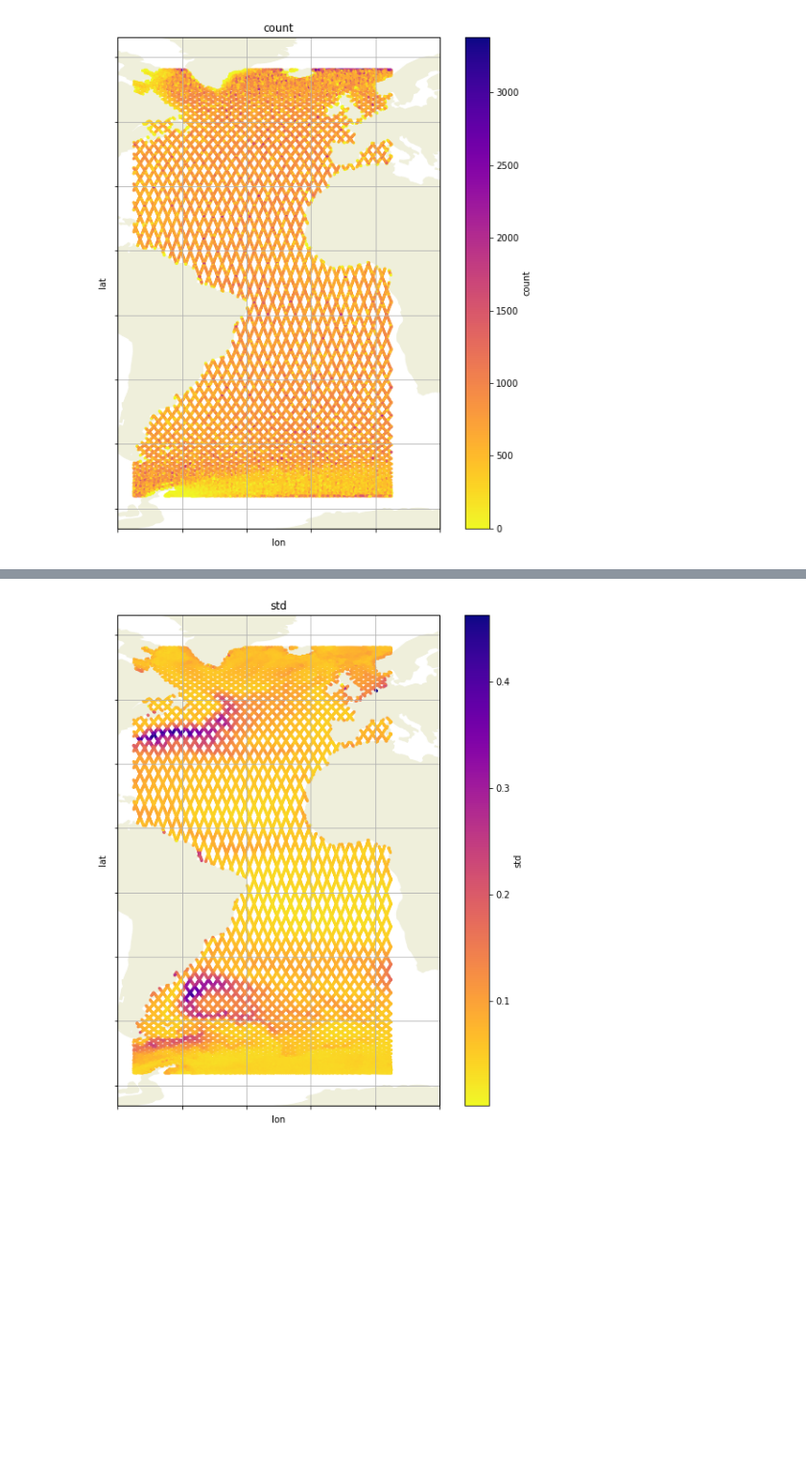
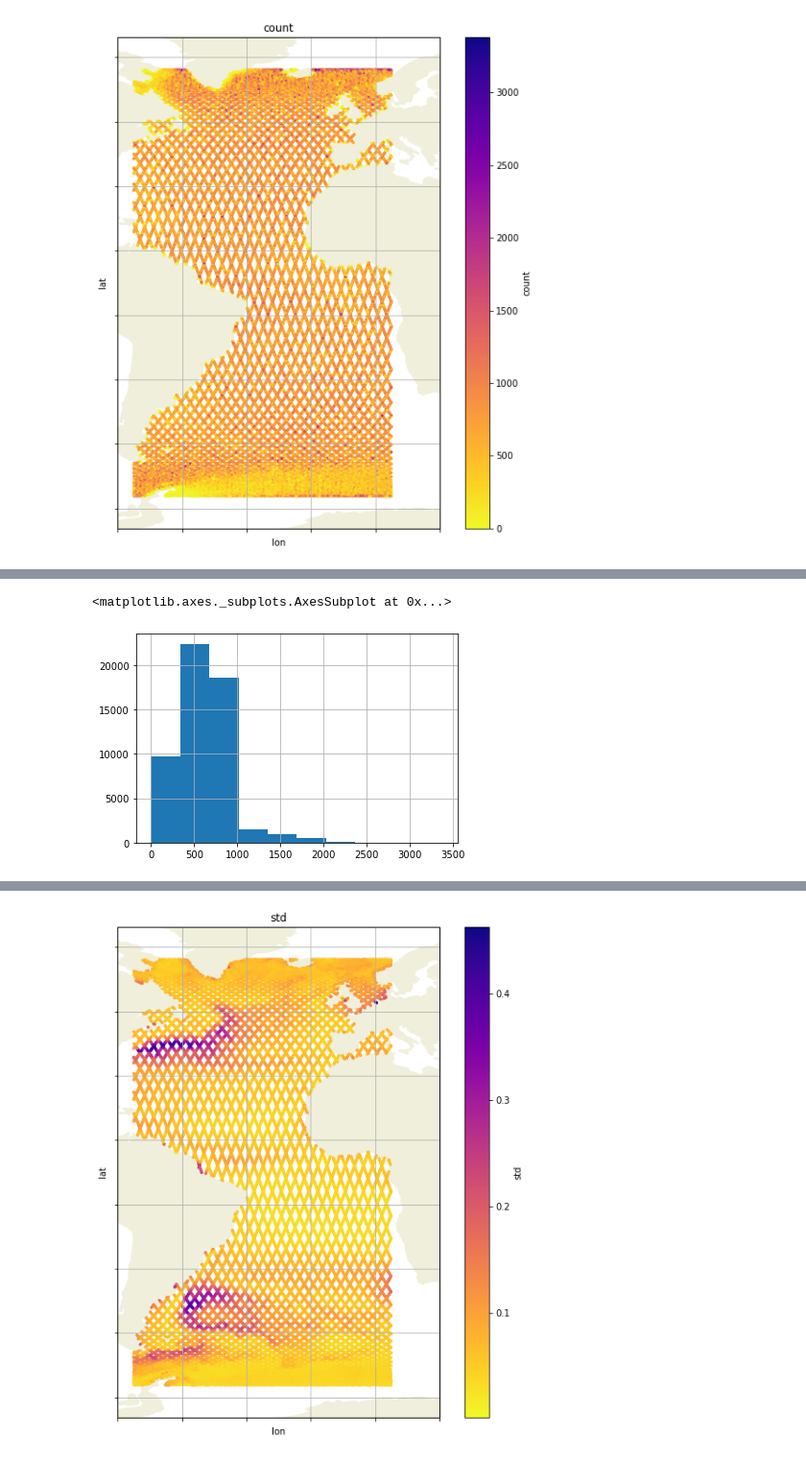
Before and after one commit to apatlpo/itide_ops, a Jupyter notebook: tipe_2019/altimetry.ipynb, the cells around one changed output, grey strips where cells are left out. Shown at 96% size. Cells and saved outputs as stored; diff of their text form; code cells hidden in the pictures; blank space fills up the shorter version.

```diff
--- a/tipe_2019/altimetry.ipynb
+++ b/tipe_2019/altimetry.ipynb
@@ -138,0 +184,5 @@ tp.plot_h3(df_stats, ['sla_unfiltered', 'count'])
+# %%
+df_stats['sla_unfiltered']['count'].hist(bins=10)
+# %% [output]
+<matplotlib.axes._subplots.AxesSubplot at 0x...>
+[figure, added]
```
Also changed, not shown: parts of 13 cells of this notebook, 1 other file.
